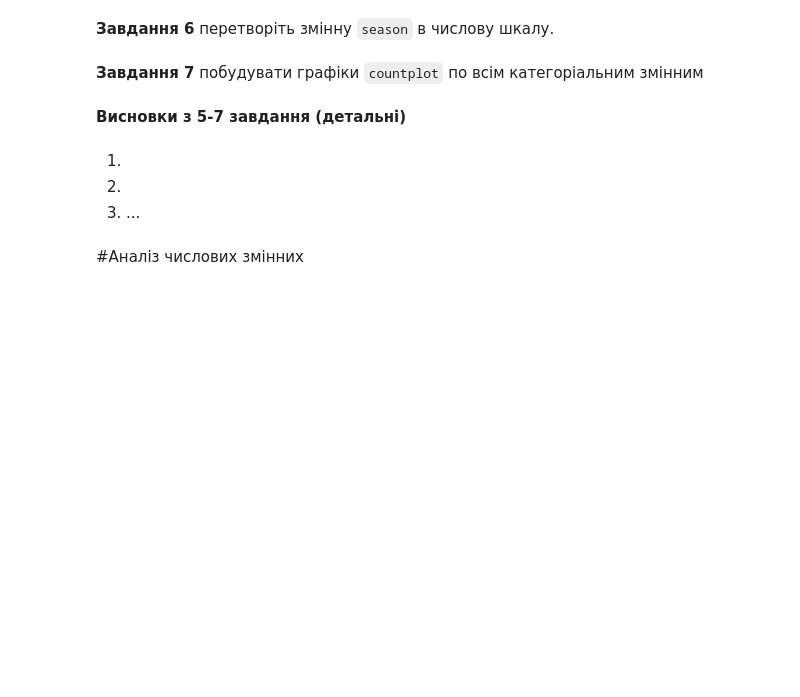
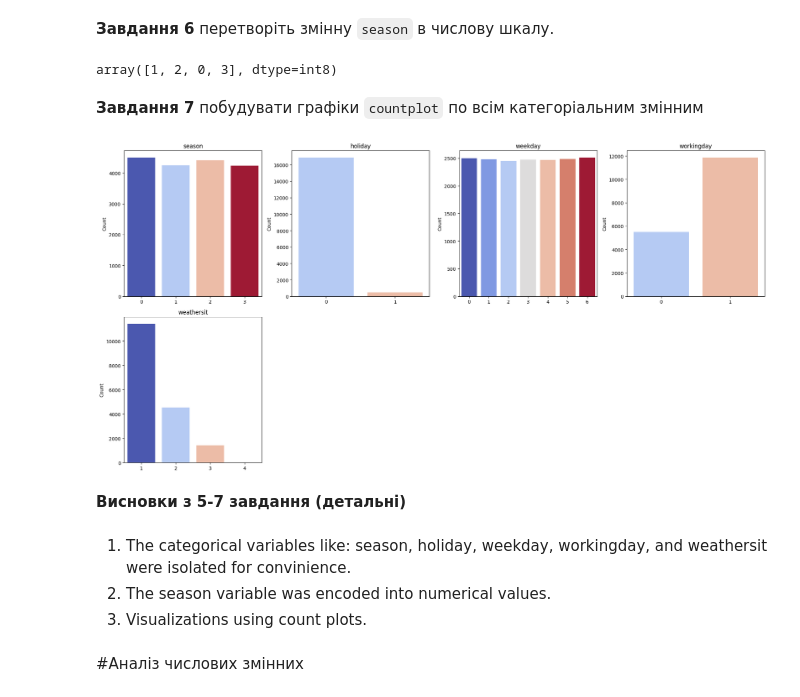
Before and after one commit to VitaliySysak/ai-labs, a Jupyter notebook: main.ipynb, the cells around one changed output. Drawn from its saved outputs; the diff is of its cells as text; code cells hidden in the pictures; blank space fills up the shorter version.

```diff
--- a/main.ipynb
+++ b/main.ipynb
@@ -80,2 +187,4 @@ data = tranform_date(data, 'date')
+# %%
+df = tranform_date(df, 'date')
 # %%
 def get_time_limits(df: pd.DataFrame, date_col_name: str):
@@ -92,0 +205,3 @@ data_categorical = #your code
+# %%
+df_categorical = df[["season", "holiday", "weekday", "workingday", "weathersit"]].copy()
+df_categorical
@@ -93,25 +222,41 @@ data_categorical = #your code
 # %% [markdown]
 **Завдання 6** перетворіть змінну `season` в числову шкалу.
 # %%
-def encode_season(df: pd.DataFrame, season_col_name: str):
-  df[season_col_name] = #your code
+def encode_season(df: pd.DataFrame):
+  df["season"] = df["season"].astype("category").cat.codes
   return df
 
-data = encode_season(data, 'season')
+df_categorical = encode_season(df_categorical)
+# %%
+df_categorical["season"].unique()
+# %% [output]
+array([1, 2, 0, 3], dtype=int8)
 # %% [markdown]
 **Завдання 7** побудувати графіки `countplot` по всім категоріальним змінним
-# %%
-fig, ax = plt.subplots(2, 4, figsize=(20, 10))
-for variable, subplot in zip(data_categorical, ax.flatten()):
-  #your code
+# %%
+fig, ax = plt.subplots(2, 4, figsize=(20, 10))
+
+for variable, subplot in zip(df_categorical.columns, ax.flatten()):
+    sns.countplot(x=variable, data=df_categorical, ax=subplot, palette="coolwarm", hue=variable, legend=False)
+    subplot.set_title(variable)
+    subplot.set_xlabel("")
+    subplot.set_ylabel("Count")
+    subplot.tick_params(axis='x')
+
+for extra_subplot in ax.flatten()[len(df_categorical.columns):]:
+    fig.delaxes(extra_subplot)
+
+plt.tight_layout()
+plt.show()
+# %% [output]
+[figure, added]
 # %% [markdown]
 **Висновки з 5-7 завдання (детальні)**
-# %% [markdown]
-
-
-1.
-2.
-3. ...
+# %% [markdown]
+
+1.   The categorical variables like: season, holiday, weekday, workingday, and weathersit were isolated for convinience.
+2.   The season variable was encoded into numerical values.
+3.   Visualizations using count plots.
 # %% [markdown]
 #Аналіз числових змінних
 # %% [markdown]
```
Also changed, not shown: parts of 48 cells of this notebook.
